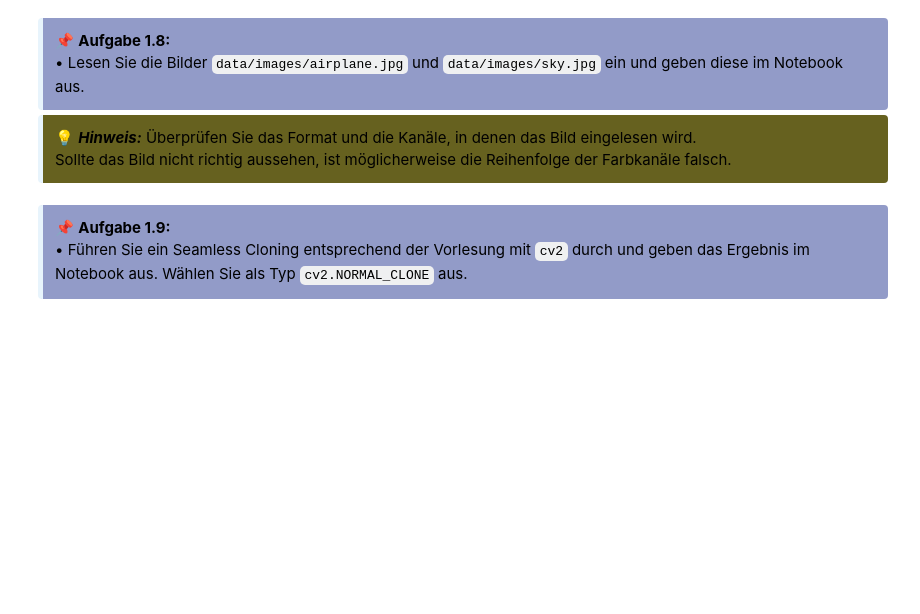
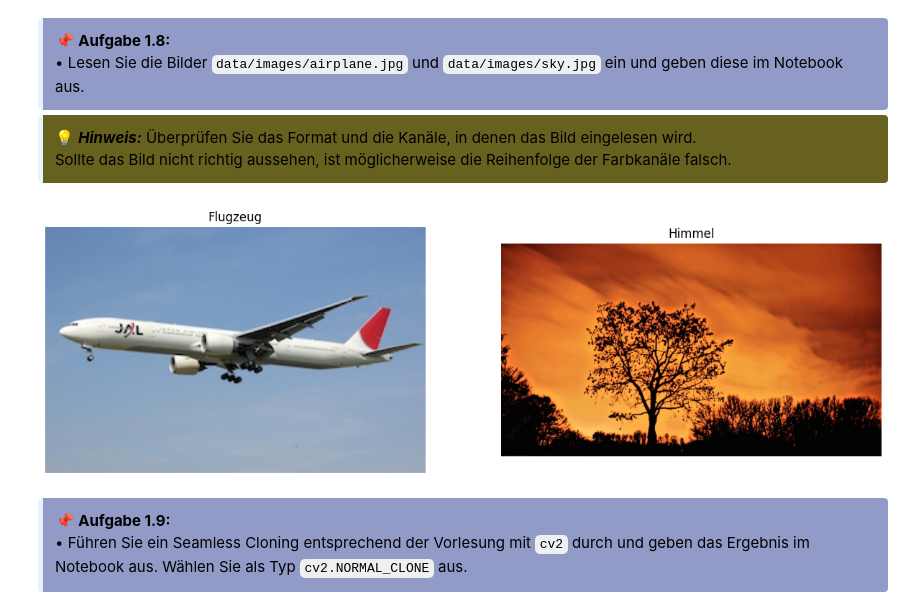
Before and after one commit to metigon11/DLCV, a Jupyter notebook: 2_Gesichter_student/1-2_Grundlagen-Blending_student.ipynb, the cells around one changed output. Cells and saved outputs as stored; diff of their text form; code cells hidden in the pictures; blank space fills up the shorter version.

```diff
--- a/2_Gesichter_student/1-2_Grundlagen-Blending_student.ipynb
+++ b/2_Gesichter_student/1-2_Grundlagen-Blending_student.ipynb
@@ -114,20 +156,23 @@ plt.show()
 </div>
 # %%
 # Bilder einlesen und in RGB konvertieren
-# TODO
+src = cv2.cvtColor(cv2.imread("data/images/airplane.jpg"),cv2.COLOR_RGB2BGR)
+img_sky = cv2.cvtColor(cv2.imread("data/images/sky.jpg"),cv2.COLOR_RGB2BGR)
 
 # Anzeigen
 fig, axes = plt.subplots(1, 2, figsize=(15, 8))
 
-axes[0].imshow(# TODO)
+axes[0].imshow(src)
 axes[0].axis('off')
 axes[0].set_title('Flugzeug')
 
-axes[1].imshow(# TODO)
+axes[1].imshow(img_sky)
 axes[1].axis('off')
 axes[1].set_title('Himmel')
 
 plt.show()
+# %% [output]
+[figure, added]
 # %% [markdown]
 <div style="
     padding: 12px;
```
Also changed, not shown: parts of 5 cells of this notebook, 31 other files.
